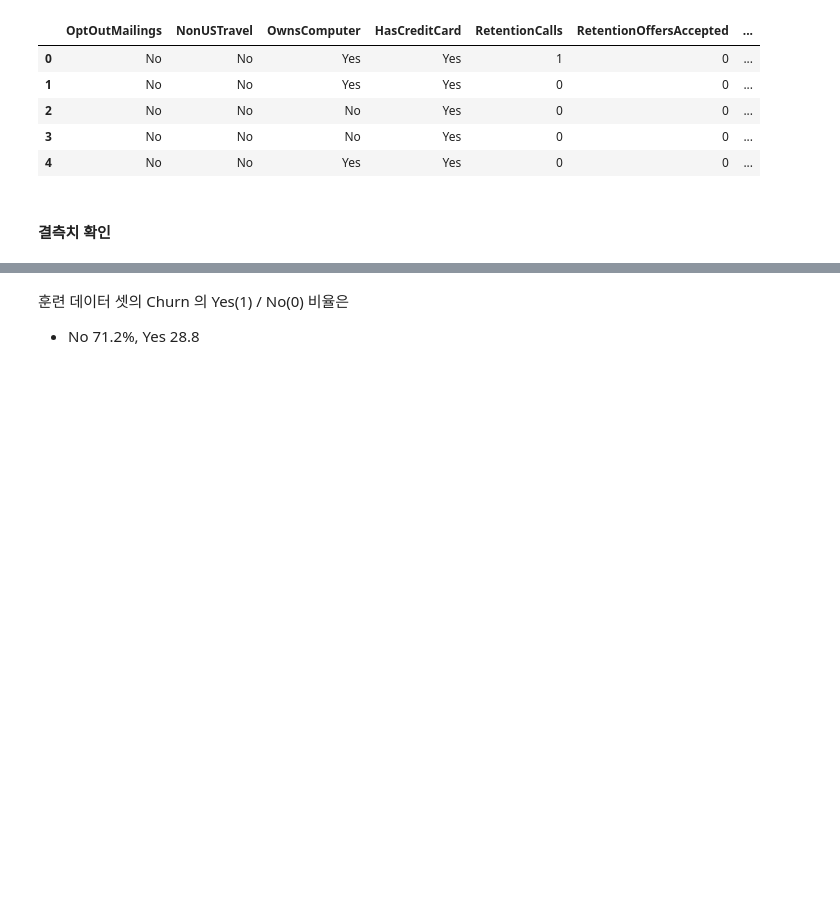
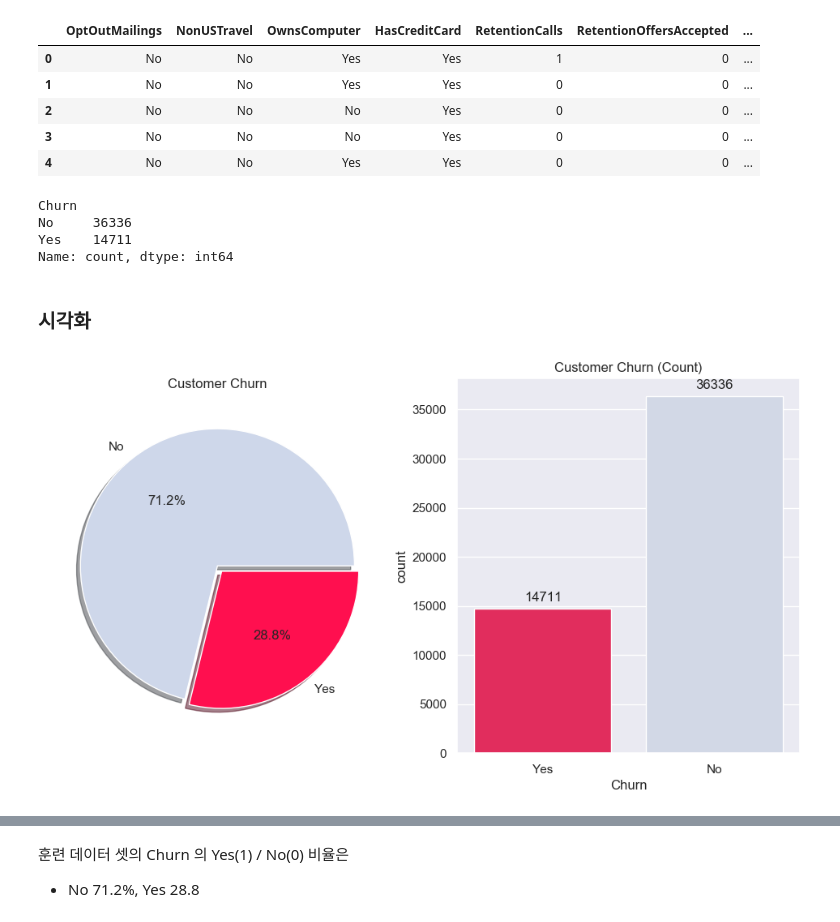
Before and after one commit to skywalker221-Minsoo/-DS-_ZeroBase_ML_Project, a Jupyter notebook: 김상민/kimsangmin.ipynb, the cells around one changed output, grey strips where cells are left out. Cells and saved outputs as stored; diff of their text form; code cells hidden in the pictures; blank space fills up the shorter version.

Commit message:
case 1 done. test other cases

```diff
--- a/김상민/kimsangmin.ipynb
+++ b/김상민/kimsangmin.ipynb
@@ -45,5 +63,41 @@ train.iloc[:5, 40:]
 | 2 | No | No | No | Yes | 0 | 0 | ... |
 | 3 | No | No | No | Yes | 0 | 0 | ... |
 | 4 | No | No | Yes | Yes | 0 | 0 | ... |
-# %% [markdown]
-#### 결측치 확인
+# %%
+# 필요없는 컬럼 drop
+# CustomerID, ServiceArea, AgeHH1, AgeHH2,
+
+train = train.drop(['CustomerID','ServiceArea', 'AgeHH1', 'AgeHH2'], axis=1)
+test = test.drop('ServiceArea', axis=1)
+# %%
+train['Churn'].value_counts()
+# %% [output]
+Churn
+No     36336
+Yes    14711
+Name: count, dtype: int64
+# %% [markdown]
+### 시각화
+# %%
+f, ax = plt.subplots(1, 2, figsize = (12, 6))
+
+train['Churn'].value_counts().plot.pie(explode = [0, 0.05], # 각 조각 사이 거리
+                                            autopct='%1.1f%%', # 퍼센트 표시
+                                            ax=ax[0], # 첫번째 위치에 그리기
+                                            colors=['#CED7EA', '#ff0f4f'],
+                                            shadow=True)
+
+
+ax[0].set_title('Customer Churn')
+ax[0].set_ylabel('')
+
+sns.countplot(data=train, x='Churn', ax=ax[1], palette=['#ff0f4f','#CED7EA'])
+ax[1].set_title('Customer Churn (Count)')
+for p in ax[1].patches: # 데이터 텍스트 표시
+    ax[1].annotate(format(p.get_height(), '.0f'), (p.get_x() + p.get_width() / 2., p.get_height()), ha='center', va='center', xytext=(0, 10), textcoords='offset points')
+
+# ax[1].set_xticklabels(['Yes', 'No'])
+
+plt.show()
+# %% [output]
+[figure, added]
```
Also changed, not shown: parts of 37 cells of this notebook.
